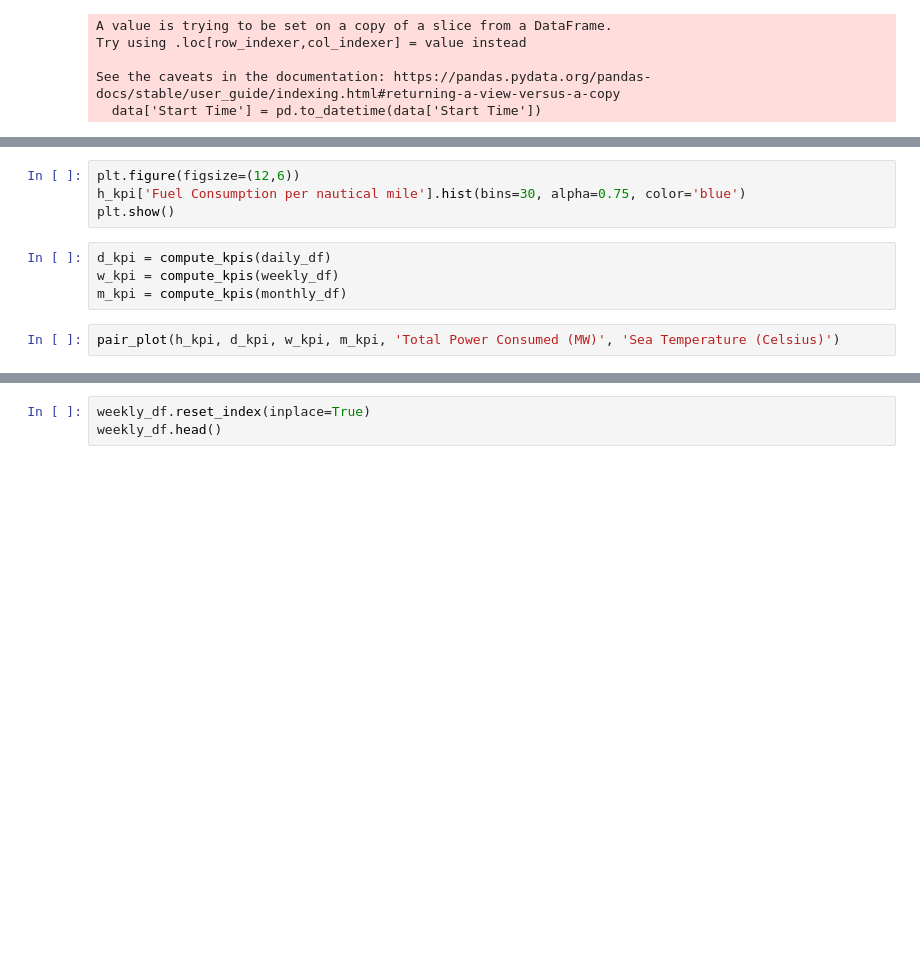
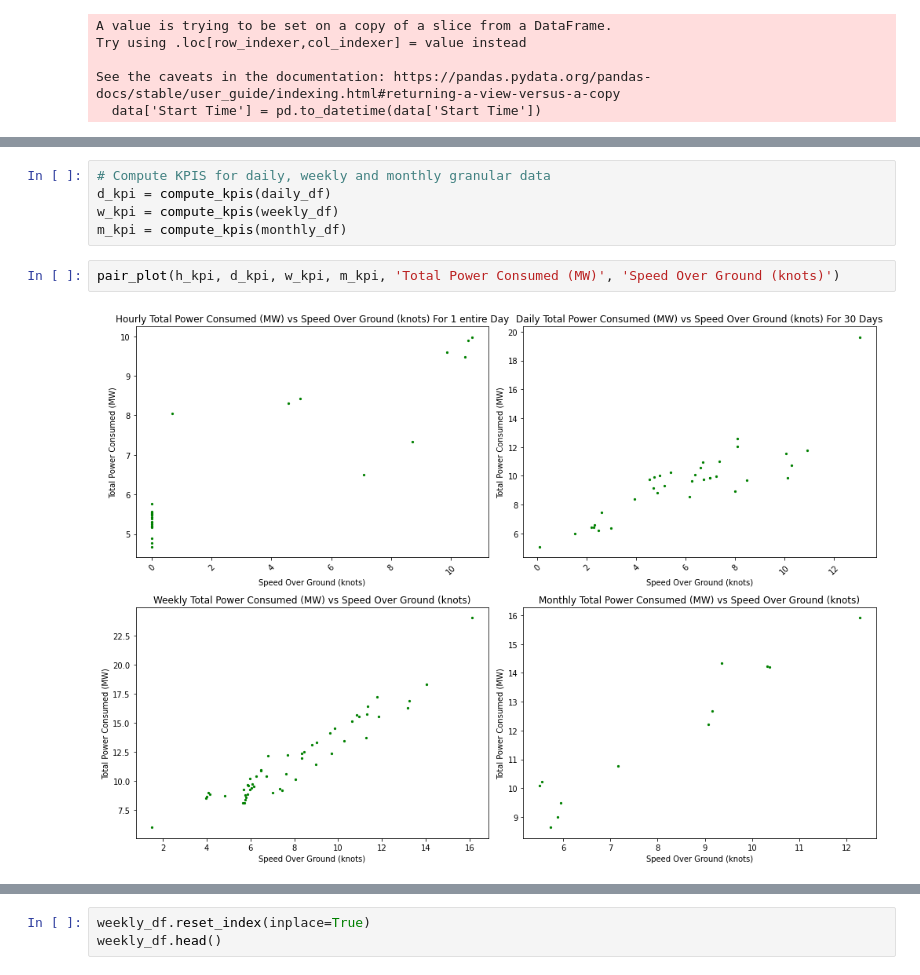
Before and after one commit to AKktk/Cruise_Performance_Analysis, a Jupyter notebook: eda.ipynb, the cells around one changed output, grey strips where cells are left out. Drawn from its saved outputs; the diff is of its cells as text; blank space fills up the shorter version.

```diff
--- a/eda.ipynb
+++ b/eda.ipynb
@@ -244,11 +347,10 @@ Name: Fuel Efficiency (consumption/nautical mile), dtype: float64
-# %%
-plt.figure(figsize=(12,6))
-h_kpi['Fuel Consumption per nautical mile'].hist(bins=30, alpha=0.75, color='blue')
-plt.show()
 # %%
+# Compute KPIS for daily, weekly and monthly granular data
 d_kpi = compute_kpis(daily_df)
 w_kpi = compute_kpis(weekly_df)
 m_kpi = compute_kpis(monthly_df)
 # %%
-pair_plot(h_kpi, d_kpi, w_kpi, m_kpi, 'Total Power Consumed (MW)', 'Sea Temperature (Celsius)')
+pair_plot(h_kpi, d_kpi, w_kpi, m_kpi, 'Total Power Consumed (MW)', 'Speed Over Ground (knots)')
+# %% [output]
+[figure, added]
 # %%
```
Also changed, not shown: parts of 49 cells of this notebook, 5 other files.
